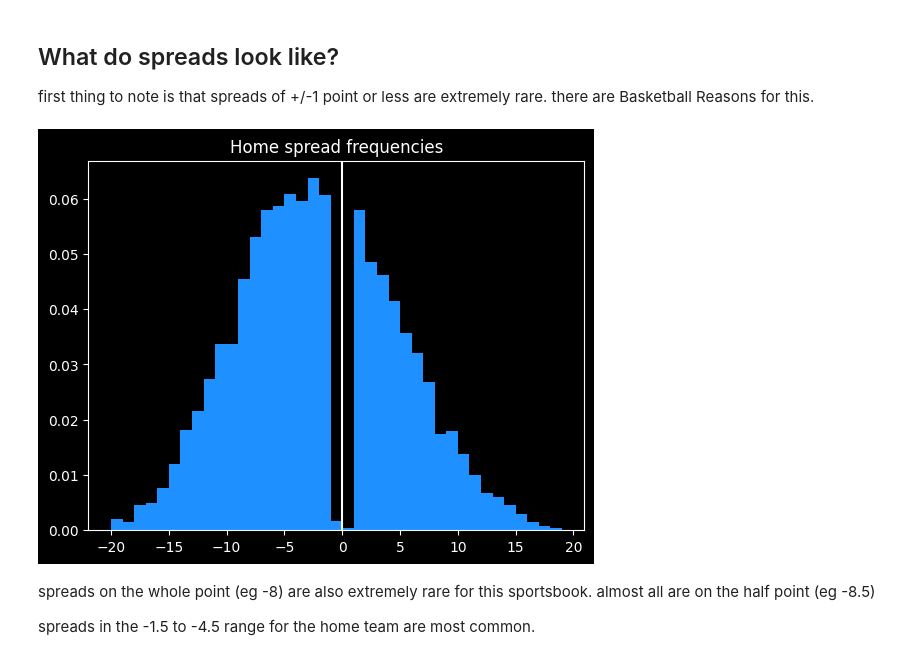
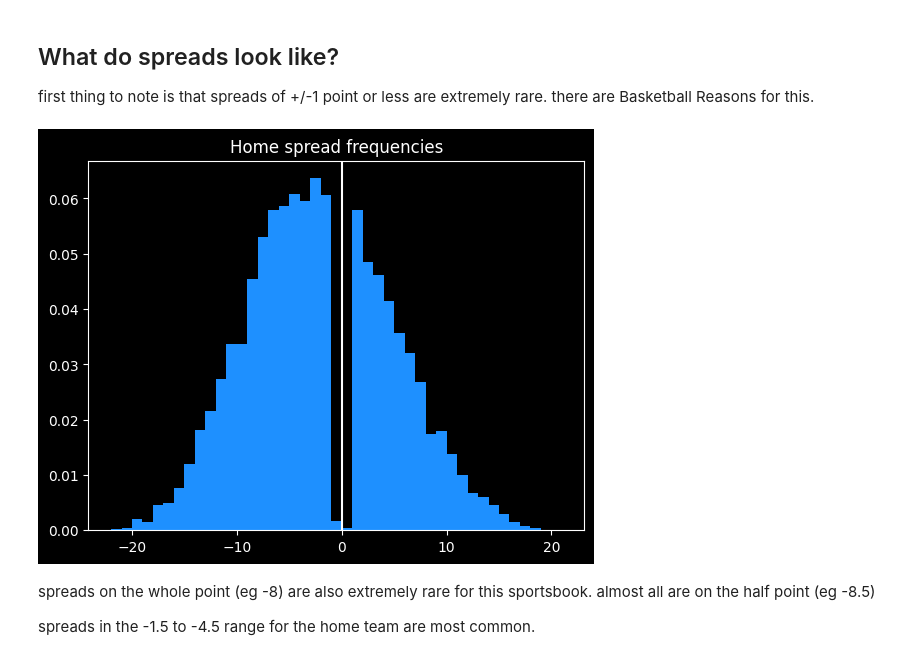
Before and after one commit to csdurfee/scrape_yahoo_odds, a Jupyter notebook: explore.ipynb, the cells around one changed output. Cells and saved outputs as stored; diff of their text form; code cells hidden in the pictures.

```diff
--- a/explore.ipynb
+++ b/explore.ipynb
@@ -381,11 +409,11 @@ unpopular home favorites and unpopular road underdogs also have >50% winning per
 
 first thing to note is that spreads of +/-1 point or less are extremely rare. there are Basketball Reasons for this.
 # %%
-plt.hist(df.spread_home_points, color='dodgerblue', bins=range(-20,20), density=True)
+plt.hist(df.spread_home_points, color='dodgerblue', bins=range(-22,22), density=True)
 _out = plt.title("Home spread frequencies")
 _out = plt.axvline(0, color='white')
 # %% [output]
-[figure, old version]
+[figure, new version]
 # %% [markdown]
 spreads on the whole point (eg -8) are also extremely rare for this sportsbook. almost all are on the half point (eg -8.5)
 
```
Also changed, not shown: parts of 51 cells of this notebook, 2 other files.
